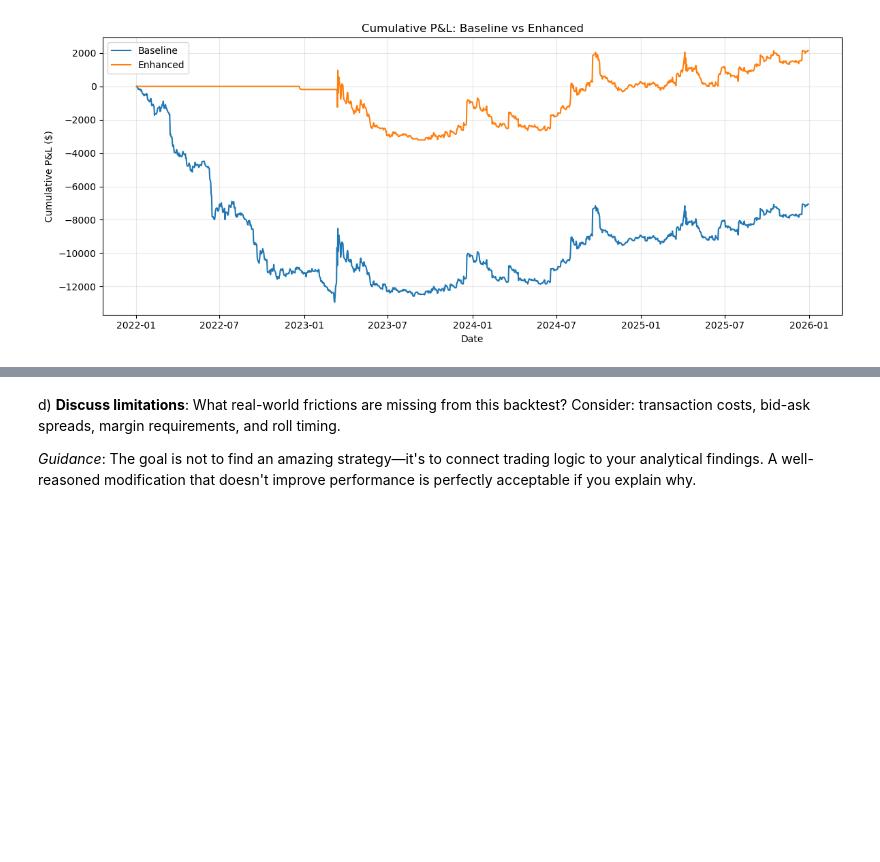
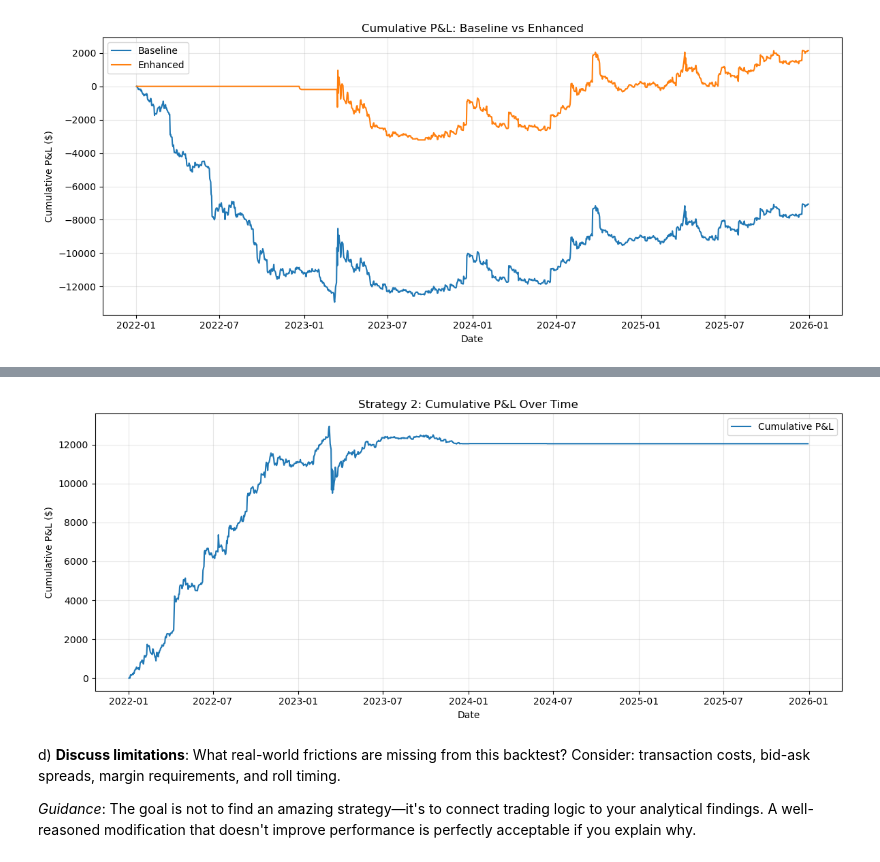
Before and after one commit to ayushbhupal/Fixed-Income-HW-Group-B, a Jupyter notebook: project/P.2. SOFR Futures and Policy Expectations.ipynb, the cells around one changed output, grey strips where cells are left out. Drawn from its saved outputs; the diff is of its cells as text; code cells hidden in the pictures; blank space fills up the shorter version.

```diff
--- a/project/P.2. SOFR Futures and Policy Expectations.ipynb
+++ b/project/P.2. SOFR Futures and Policy Expectations.ipynb
@@ -1085,3 +1085,85 @@ Sharpe (daily, 252)       0.17673
 Max drawdown ($)      -4175.00000
 Name: Enhanced (inversion filter), dtype: float64
 [figure]
+# %%
+import pandas as pd
+import numpy as np
+
+# --- Identify SOFR contracts ---
+contracts = [c for c in sofr_rates.columns if c.startswith("SR3")]
+month_map = {'H': 3, 'M': 6, 'U': 9, 'Z': 12}
+
+def parse_contract(c):
+    month = month_map[c[3]]
+    year = 2020 + int(c[4])
+    return (year, month)
+
+contracts_sorted = sorted(contracts, key=parse_contract)
+sofr_rates = sofr_rates[contracts_sorted].copy()
+
+# --- Strategy 2: Long 2nd only if curve upward-sloping ---
+held_contract = []
+current_contract = None
+
+for date, row in sofr_rates.iterrows():
+    available = [c for c in contracts_sorted if pd.notna(row[c])]
+    if len(available) < 2:
+        held_contract.append(None)
+        continue
+
+    front, second = available[0], available[1]
+    slope = row[second] - row[front]
+
+    if current_contract is None or current_contract == front:
+        if slope > 0:
+            current_contract = second
+        else:
+            current_contract = None
+
+    held_contract.append(current_contract)
+
+sofr_rates['held_contract'] = held_contract
+
+# --- Daily rates ---
+sofr_rates['held_rate'] = [
+    sofr_rates.loc[d, c] if c is not None else np.nan
+    for d, c in zip(sofr_rates.index, sofr_rates['held_contract'])
+]
+
+# --- P&L ---
+sofr_rates['delta_held'] = sofr_rates['held_rate'].diff()
+
+# Set P&L to 0 if no position
+sofr_rates['pnl'] = sofr_rates['delta_held'].fillna(0) * 100 * 25
+sofr_rates['pnl'].iloc[0] = 0
+sofr_rates['cum_pnl'] = sofr_rates['pnl'].cumsum()
+
+# --- Metrics ---
+daily_pnl = sofr_rates['pnl']
+mean_daily_pnl = daily_pnl.mean()
+std_daily_pnl = daily_pnl.std()
+sharpe_ratio = np.sqrt(252) * mean_daily_pnl / std_daily_pnl
+
+sofr_rates['running_max'] = sofr_rates['cum_pnl'].cummax()
+sofr_rates['drawdown'] = sofr_rates['cum_pnl'] - sofr_rates['running_max']
+max_drawdown = sofr_rates['drawdown'].min()
+
+print("="*60)
+print("STRATEGY 2: LONG 2ND IF CURVE UPWARD")
+print("="*60)
+print(f"Cumulative P&L:      ${sofr_rates['cum_pnl'].iloc[-1]:,.2f}")
+print(f"Sharpe Ratio:        {sharpe_ratio:.3f}")
+print(f"Maximum Drawdown:    ${max_drawdown:,.2f}")
+print("="*60)
+
+# Plot equity curve
+plt.figure(figsize=FIGSIZE)
+plt.plot(sofr_rates.index, sofr_rates['cum_pnl'], label="Cumulative P&L")
+plt.title("Strategy 2: Cumulative P&L Over Time")
+plt.xlabel("Date")
+plt.ylabel("Cumulative P&L ($)")
+plt.grid(True, alpha=0.3)
+plt.legend()
+plt.tight_layout()
+plt.show()
+# %% [output]
@@ -1088,3 +1181,4 @@ Name: Enhanced (inversion filter), dtype: float64
+[figure, added]
 # %% [markdown]
 d) **Discuss limitations**: What real-world frictions are missing from this backtest? Consider: transaction costs, bid-ask spreads, margin requirements, and roll timing.
 
```
Also changed, not shown: parts of 1 cell of this notebook.
